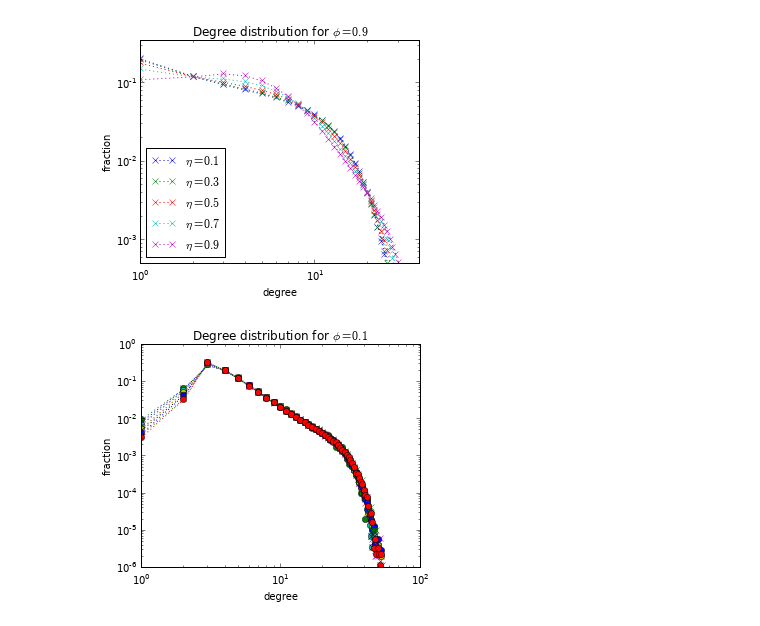
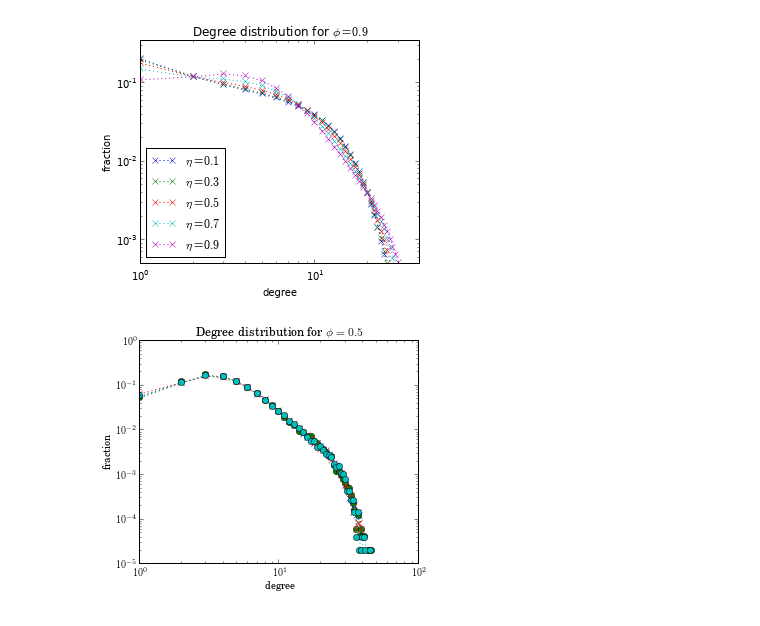
Before and after one commit to sveitser/of, a Jupyter notebook: code/rewi/plot.ipynb, the cells around one changed output. Cells and saved outputs as stored; diff of their text form; code cells hidden in the pictures.

```diff
--- a/code/rewi/plot.ipynb
+++ b/code/rewi/plot.ipynb
@@ -1,5 +1,7 @@
 # %%
-figsize(6,4)
+figsize(5,3)
+rc('text', usetex=True)
+rc('font', family='serif')
 Z = {}
 for i, rule in enumerate(['weighted', 'unweighted']):
     figure()
@@ -23,14 +25,20 @@ for i, rule in enumerate(['weighted', 'unweighted']):
     ylabel("$\eta$")
     xlim([0, 0.5])
     clim([6, 15])
-    title(rule)
-    savefig("test.pdf")
+    title("{0} majority".format(rule))
+    #savefig("fig/grid_{0}.pdf".format(rule))
 
 
 figure()
-diff = transpose(Z[1] - Z[0])
+diff = transpose((Z[0] - Z[1]) / Z[1])
 pcolor(X,Y,diff)
-colorbar()
+c = colorbar()
+c.set_label("$\Delta t$")
+xlabel("$\phi$")
+ylabel("$\eta$")
+title(r"$ \Delta t = (t_{\textrm{w}} - t_{\textrm{uw}})/ t_{\textrm{uw}} $")
+savefig("fig/grid_diff.pdf")
+
 print(sum(diff), std(diff))
 print(sum(diff > 0), sum(diff < 0))
 # %% [output]
@@ -94,26 +102,27 @@ for phi in [0.1, 0.5, 0.9]:
 [figure]
 # %%
 figsize(5,4)
-for phi in [0.1, 0.5]:
+for phi in [0.5]:
     figure()
-    for eta in [0.1, 0.3, 0.5, 0.7,0.9]:
-        try:
-            d = loadtxt('data/ddist_type_phi{0}_eta{1}_n10000.dat'.format(phi, eta))
-        except:
-            continue
-        d = d[:,1:]
-        for row in d:
-            row /= sum(row)
-        loglog(range(1,len(d[0,:])+1), d[0,:], 'x:', label='heterophilic $\eta={0}$'.format(eta))
-        loglog(range(1,len(d[1,:])+1), d[1,:], 'o:', label='homophiclic $\eta={0}$'.format(eta))
+    for eta in [0.5]:
+        for rule in ['weighted', 'unweighted']:
+            try:
+                d = loadtxt('data/ddist_type_{0}_phi{1}_eta{2}_n1000.dat'.format(rule, phi, eta))
+            except:
+                continue
+            d = d[:,1:]
+            for row in d:
+                row /= sum(row)
+            loglog(range(1,len(d[0,:])+1), d[0,:], 'x:', label='heterophilic $\eta={0}$'.format(eta))
+            loglog(range(1,len(d[1,:])+1), d[1,:], 'o:', label='homophiclic $\eta={0}$'.format(eta))
     #legend(loc='right outside')
     xlabel('degree')
     ylabel('fraction')
     #xlim(1,40)
     #axis('tight')
     #ylim(0.0005, 0.35)
     tit = 'Degree distribution for $\phi={0}$'.format(phi)
     title(tit)
     savefig("fig/Deg_Dist_Type_phi{0}.pdf".format(phi).replace(".","_",1))
 # %% [output]
-[figure, old version]
+[figure, new version]
```
Also changed, not shown: parts of 2 cells of this notebook, 2 other files.
